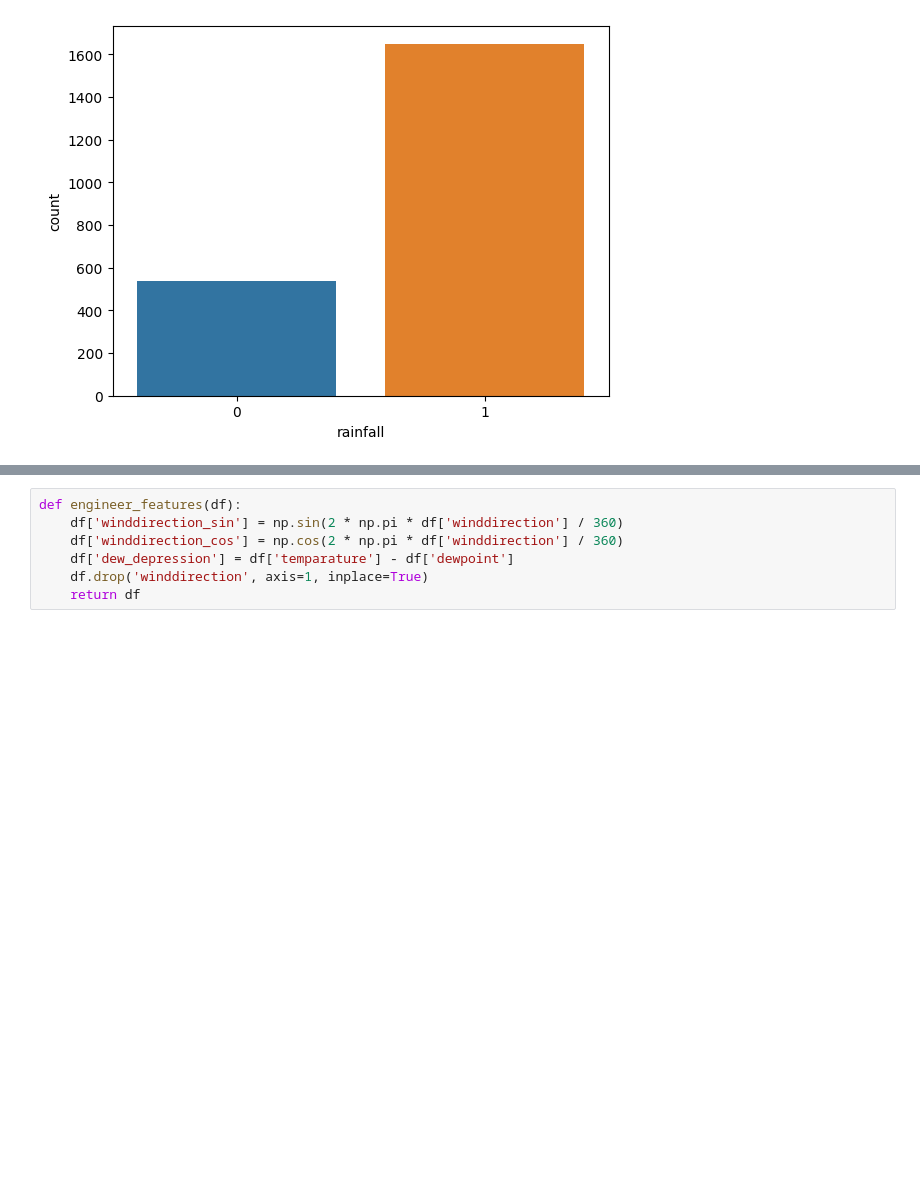
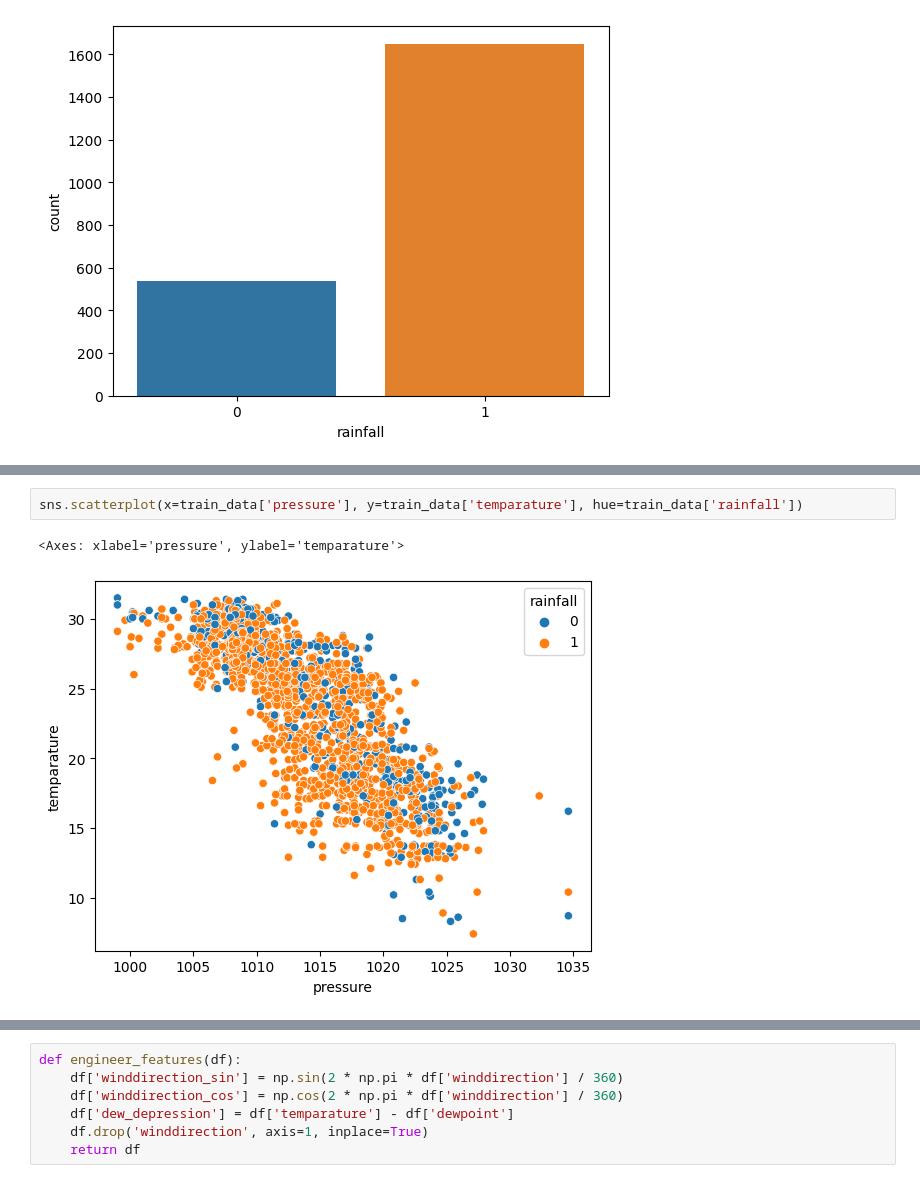
Before and after one commit to karishma-battina/kaggle, a Jupyter notebook: competitions/rainfall-wip.ipynb, the cells around one changed output, grey strips where cells are left out. Drawn from its saved outputs; the diff is of its cells as text; blank space fills up the shorter version.

```diff
--- a/competitions/rainfall-wip.ipynb
+++ b/competitions/rainfall-wip.ipynb
@@ -141,0 +168,5 @@ sns.countplot(x='rainfall', data=train_data)
+# %%
+sns.scatterplot(x=train_data['pressure'], y=train_data['temparature'], hue=train_data['rainfall'])
+# %% [output]
+<Axes: xlabel='pressure', ylabel='temparature'>
+[figure, added]
```
Also changed, not shown: parts of 7 cells of this notebook.
